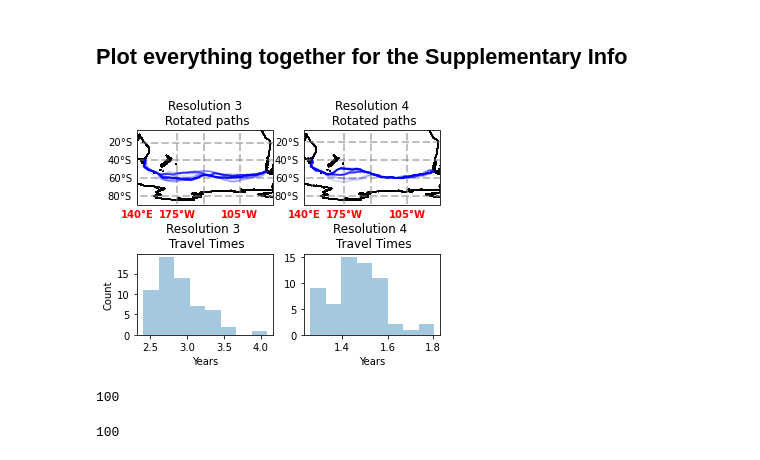
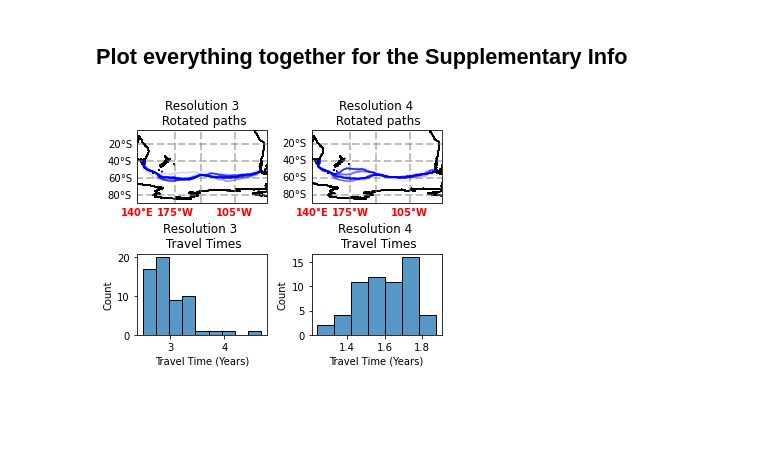
Before and after one commit to MikeOMa/MLTravelTimesFigures, a Jupyter notebook: ReproduceSmith.ipynb, the cells around one changed output. Saved outputs shown, nothing was run; the diff lists cells and outputs as text; code cells hidden in the pictures; blank space fills up the shorter version.

```diff
--- a/ReproduceSmith.ipynb
+++ b/ReproduceSmith.ipynb
@@ -99,6 +54,5 @@ fig.savefig("Images/RareComp_density_res3.pdf")
 # %%
 if 'nets_4' not in locals():
-    nets_4 = pickle.load(open('rotations_30.p', 'rb'))
-    nets_append = pickle.load(open('rotations55_30.p', 'rb'))
+    nets_4 = pickle.load(open('rotations_30_4_10.p', 'rb'))
+    nets_append = pickle.load(open('rotations_30_4_55.p', 'rb'))
     nets_4 = nets_4+nets_append
-    print('finished_loading networks')
@@ -109,20 +58,0 @@ sps_res4 = [get_singleSP(net, loc1, loc2,res=4) for net in nets_4]
-# %%
-fig = plt.figure(figsize=(3,5))
-ax = fig.add_subplot(2,1,1, projection=ccrs.PlateCarree(central_longitude=180))
-ax_all = fig.add_subplot(2,1,2, projection=ccrs.PlateCarree(central_longitude=180))
-
-sps_res4[0].plot_cartopy(rev=False, ax=ax)
-ax.coastlines()
-add_rare_gridlines(ax)
-ax.set_extent([140,-50, -80,-40])
-
-
-for k in sps_res4:
-    k.plot_cartopy(rev=False, ax=ax_all, type_plot='line', alpha=0.24, crs=ccrs.Geodetic())
-add_rare_gridlines(ax_all)
-ax_all.set_extent([140,-50, -80,-40])
-ax.set_title("Pathway for one rotated resolution 4 grid system")
-ax_all.set_title("Pathways for 60 rotations")
-fig.savefig("Images/RareComp_pathways_res4.png")
-
-from cartopy.mpl.gridliner import LONGITUDE_FORMATTER, LATITUDE_FORMATTER
@@ -146,36 +60,35 @@ fig.savefig("Images/RareComp_density_res4.pdf")
 ## Plot everything together for the Supplementary Info
 # %%
 fig = plt.figure(figsize=(5,4))
+sps_res4 = [get_singleSP(net, loc1, loc2,res=4) for net in nets_4]
+tt_res4 = [path.sp.travel_time for path in sps_res4]
+tt_res4 = [x/365 for x in tt_res4 if x!=-1]
+
+sps_res3 = [get_singleSP(net, loc1, loc2,res=3) for net in nets]
+tt_res3 = [path.sp.travel_time for path in sps_res3]
+tt_res3 = [x/365 for x in tt_res3 if x!=-1]
 
 ax_res3 = fig.add_subplot(2,2,1, projection=ccrs.PlateCarree(central_longitude=180))
 ax_res4 = fig.add_subplot(2,2,2, projection=ccrs.PlateCarree(central_longitude=180))
 ax_res3.set_title("Resolution 3\n Rotated paths")
 ax_res4.set_title("Resolution 4\n Rotated paths")
 ax_res3_tt = fig.add_subplot(2,2,3)
 ax_res4_tt = fig.add_subplot(2,2,4)
 ax_res3_tt.set_title("Resolution 3 \n Travel Times")
 ax_res4_tt.set_title("Resolution 4 \n Travel Times")
 ax_res3_tt.set_ylabel("Count")
-ax_res3_tt.set_xlabel("Years")
-ax_res4_tt.set_xlabel("Years")
+ax_res3_tt.set_xlabel("Travel Time (Years)")
+ax_res4_tt.set_xlabel("Travel Time (Years)")
 
-sns.distplot(np.array(tt_res4), ax=ax_res4_tt, kde=False)
-sns.distplot(np.array(tt[:60]), ax=ax_res3_tt, kde=False)
+sns.histplot(np.array(tt_res4), ax=ax_res4_tt)
+sns.histplot(np.array(tt_res3[:60]), ax=ax_res3_tt)
 for k in sps_res4:
     k.plot_cartopy(rev=False, ax=ax_res4, type_plot='line', alpha=0.1, crs=ccrs.Geodetic())
-for k in sps[:60]:
+for k in sps_res3[:60]:
     k.plot_cartopy(rev=False, ax=ax_res3, type_plot='line', alpha=0.1, crs=ccrs.Geodetic())
 add_rare_gridlines(ax_res4)
 add_rare_gridlines(ax_res3)
 fig.tight_layout()
 fig.savefig("Images/Comparison_Pacific.png", dpi=300)
 # %% [output]
-[figure, old version]
+[figure, new version]
-# %%
-len(tt)
-# %% [output]
-100
-# %%
-len(sps)
-# %% [output]
-100
```
Also changed, not shown: parts of 11 cells of this notebook, 9 other files.
